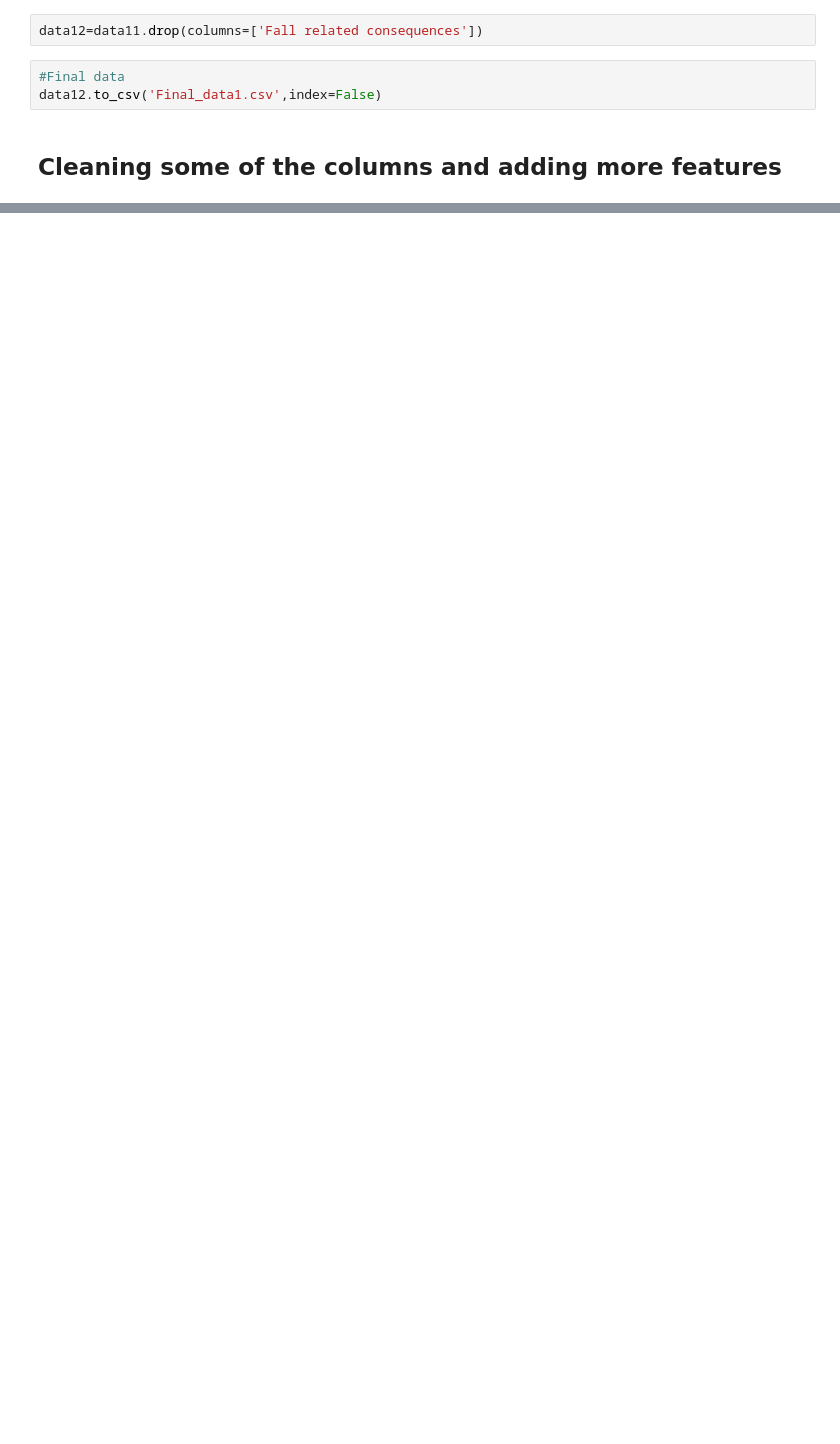
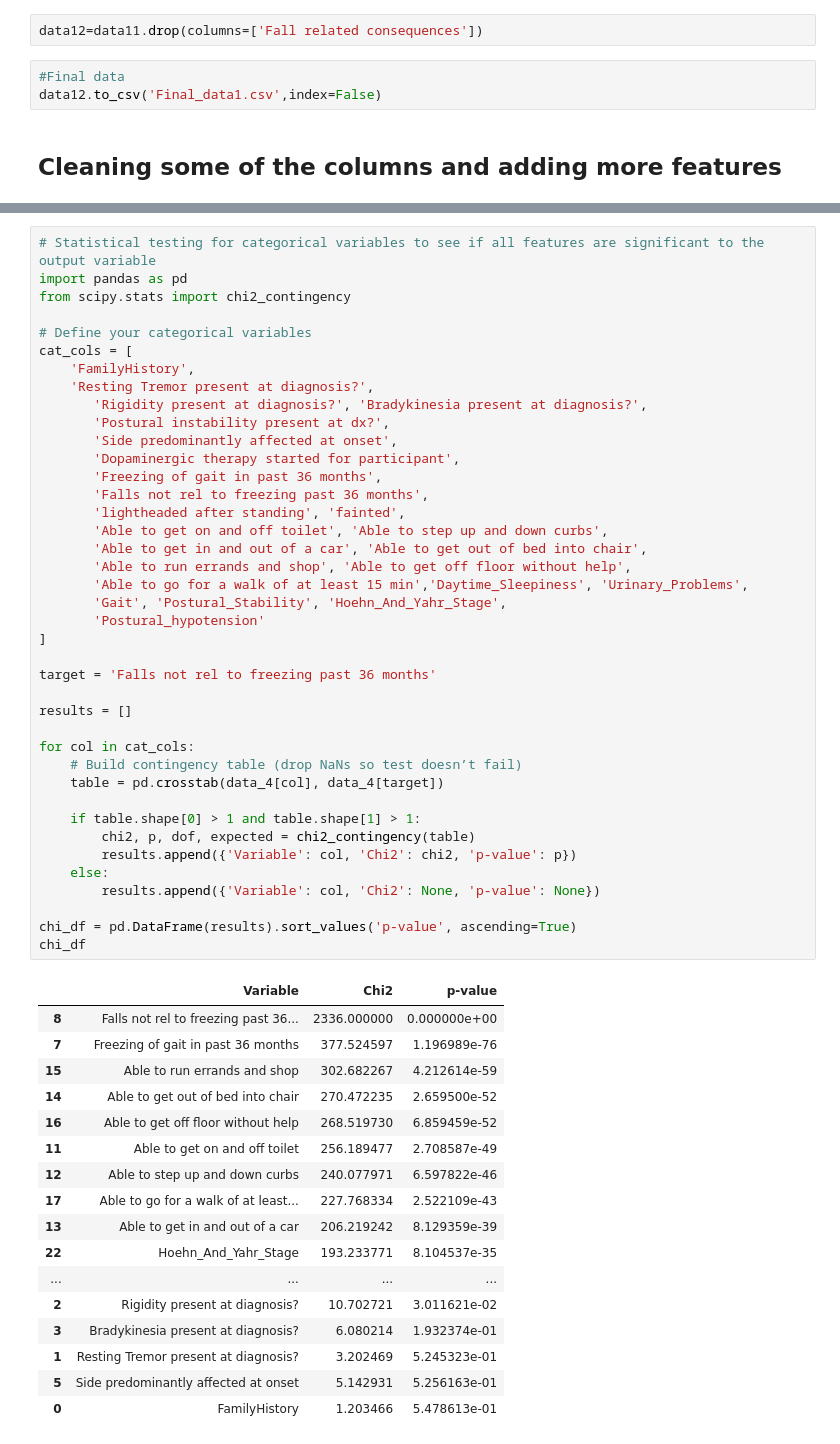
Before and after one commit to NadChern/Mobility_Decline_Risk_Prediction_For_PD_Patients, a Jupyter notebook: Model_Development.ipynb, the cells around one changed output, grey strips where cells are left out. Cells and saved outputs as stored; diff of their text form; blank space fills up the shorter version.

```diff
--- a/Model_Development.ipynb
+++ b/Model_Development.ipynb
@@ -610,0 +733,58 @@ data1.head()
+# %%
+# Statistical testing for categorical variables to see if all features are significant to the output variable
+import pandas as pd
+from scipy.stats import chi2_contingency
+
+# Define your categorical variables
+cat_cols = [
+    'FamilyHistory',
+    'Resting Tremor present at diagnosis?',
+       'Rigidity present at diagnosis?', 'Bradykinesia present at diagnosis?',
+       'Postural instability present at dx?',
+       'Side predominantly affected at onset',
+       'Dopaminergic therapy started for participant',
+       'Freezing of gait in past 36 months',
+       'Falls not rel to freezing past 36 months',
+       'lightheaded after standing', 'fainted',
+       'Able to get on and off toilet', 'Able to step up and down curbs',
+       'Able to get in and out of a car', 'Able to get out of bed into chair',
+       'Able to run errands and shop', 'Able to get off floor without help',
+       'Able to go for a walk of at least 15 min','Daytime_Sleepiness', 'Urinary_Problems',
+       'Gait', 'Postural_Stability', 'Hoehn_And_Yahr_Stage',
+       'Postural_hypotension'
+]
+
+target = 'Falls not rel to freezing past 36 months'
+
+results = []
+
+for col in cat_cols:
+    # Build contingency table (drop NaNs so test doesn’t fail)
+    table = pd.crosstab(data_4[col], data_4[target])
+
+    if table.shape[0] > 1 and table.shape[1] > 1:
+        chi2, p, dof, expected = chi2_contingency(table)
+        results.append({'Variable': col, 'Chi2': chi2, 'p-value': p})
+    else:
+        results.append({'Variable': col, 'Chi2': None, 'p-value': None})
+
+chi_df = pd.DataFrame(results).sort_values('p-value', ascending=True)
+chi_df
+# %% [output]
+|  | Variable | Chi2 | p-value |
+| 8 | Falls not rel to freezing past 36... | 2336.000000 | 0.000000e+00 |
+| 7 | Freezing of gait in past 36 months | 377.524597 | 1.196989e-76 |
+| 15 | Able to run errands and shop | 302.682267 | 4.212614e-59 |
+| 14 | Able to get out of bed into chair | 270.472235 | 2.659500e-52 |
+| 16 | Able to get off floor without help | 268.519730 | 6.859459e-52 |
+| 11 | Able to get on and off toilet | 256.189477 | 2.708587e-49 |
+| 12 | Able to step up and down curbs | 240.077971 | 6.597822e-46 |
+| 17 | Able to go for a walk of at least... | 227.768334 | 2.522109e-43 |
+| 13 | Able to get in and out of a car | 206.219242 | 8.129359e-39 |
+| 22 | Hoehn_And_Yahr_Stage | 193.233771 | 8.104537e-35 |
+| ... | ... | ... | ... |
+| 2 | Rigidity present at diagnosis? | 10.702721 | 3.011621e-02 |
+| 3 | Bradykinesia present at diagnosis? | 6.080214 | 1.932374e-01 |
+| 1 | Resting Tremor present at diagnosis? | 3.202469 | 5.245323e-01 |
+| 5 | Side predominantly affected at onset | 5.142931 | 5.256163e-01 |
+| 0 | FamilyHistory | 1.203466 | 5.478613e-01 |
```
Also changed, not shown: parts of 17 cells of this notebook.
